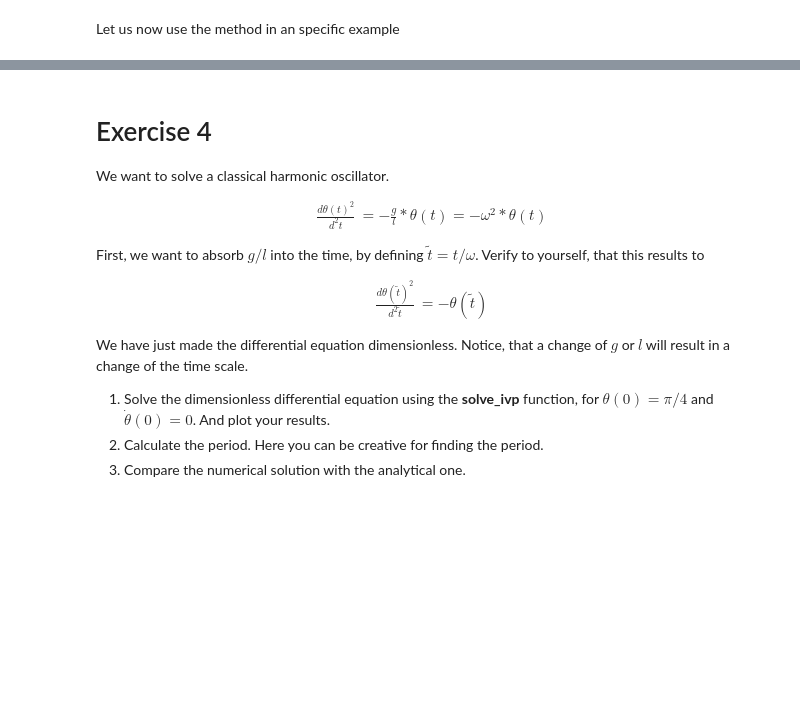
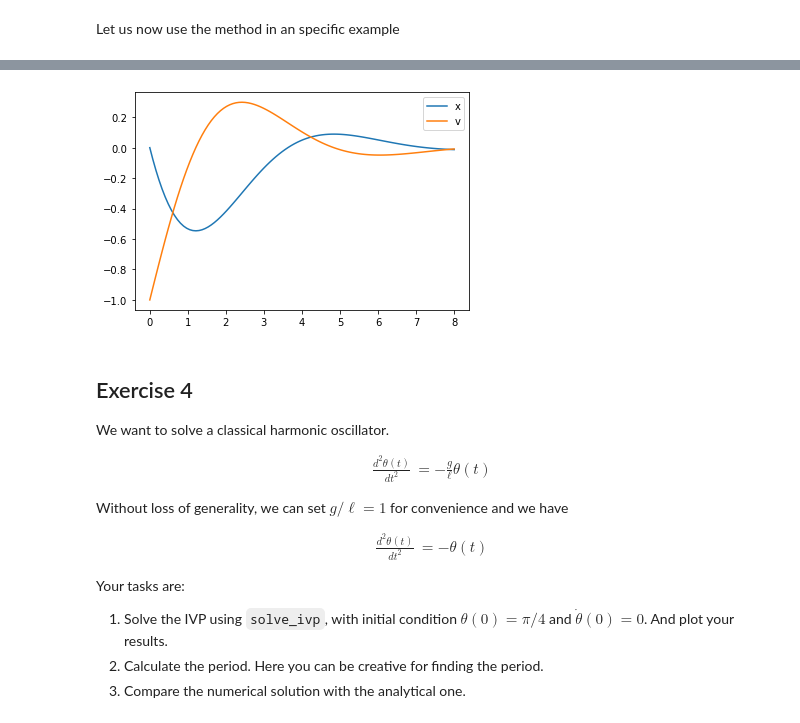
Before and after one commit to EXPLORE-for-students/python-tutorials, a Jupyter notebook: Lesson 4 - Differential equations.ipynb, the cells around one changed output, grey strips where cells are left out. Cells and saved outputs as stored; diff of their text form; code cells hidden in the pictures; blank space fills up the shorter version.

```diff
--- a/Lesson 4 - Differential equations.ipynb
+++ b/Lesson 4 - Differential equations.ipynb
@@ -298,32 +352,37 @@ With this, we can simplify the implementation of $f(t,y)$ to
 # %%
 A = np.array([[0, 1], [-1, -1]])
 
 def f(t, y):
     return A.dot(y)
 
 t = np.linspace(0, 8, 100)
 
 result = solve_ivp(f, [0, 8], [0, -1], t_eval=t)
 
 plt.plot(result.t, result.y[0], label='x')
+plt.plot(result.t, result.y[1], label='v')
+
+plt.legend()
+plt.show()
+# %% [output]
+[figure, added]
 # %% [markdown]
-# Exercise 4
+## Exercise 4
 
 We want to solve a classical harmonic oscillator.
 
 \begin{align*}
-\frac{d\theta(t)^2}{d^2t} &= - \frac{g}{l} * \theta(t) = - \omega^2 * \theta(t)
+\frac{d^2\theta(t)}{dt^2} &= - \frac{g}{\ell} \theta(t)
 \end{align*}
 
-First, we want to absorb $g/l$ into the time, by defining $\tilde{t} = t / \omega$. Verify to yourself, that this results to
+Without loss of generality, we can set $g/\ell = 1$ for convenience and we have
 
 \begin{align*}
-\frac{d\theta(\tilde{t})^2}{d^2\tilde{t}} &= - \theta(\tilde{t})
+\frac{d^2\theta(t)}{dt^2} &= - \theta(t)
 \end{align*}
 
-We have just made the differential equation dimensionless. Notice, that a change of $g$ or $l$ will result in a change of the time scale.
-
-1. Solve the dimensionless differential equation using the **solve_ivp** function, for $\theta(0) = \pi/4$ and $\dot{\theta}(0) = 0$. And plot your results.
+Your tasks are:
+1. Solve the IVP using `solve_ivp`, with initial condition $\theta(0) = \pi/4$ and $\dot{\theta}(0) = 0$. And plot your results.
 2. Calculate the period. Here you can be creative for finding the period.
 3. Compare the numerical solution with the analytical one.
 # %%
```
Also changed, not shown: parts of 26 cells of this notebook.
